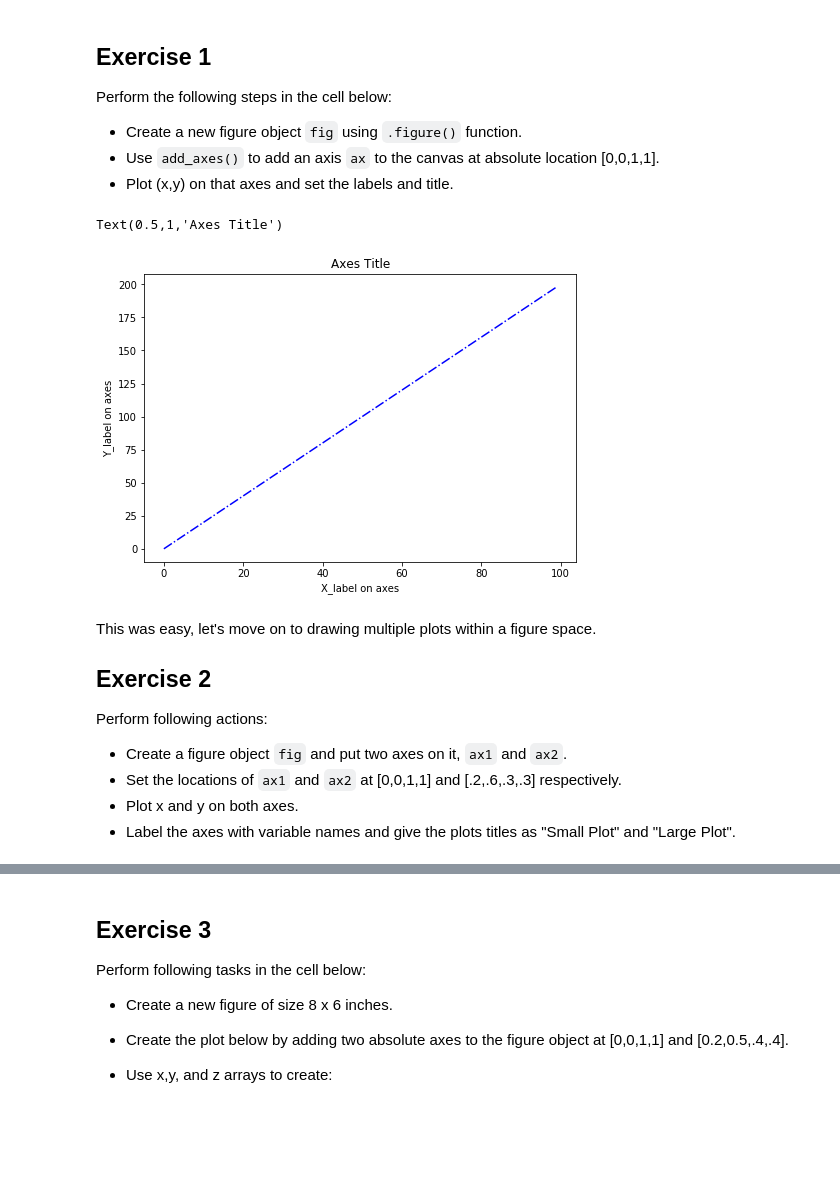
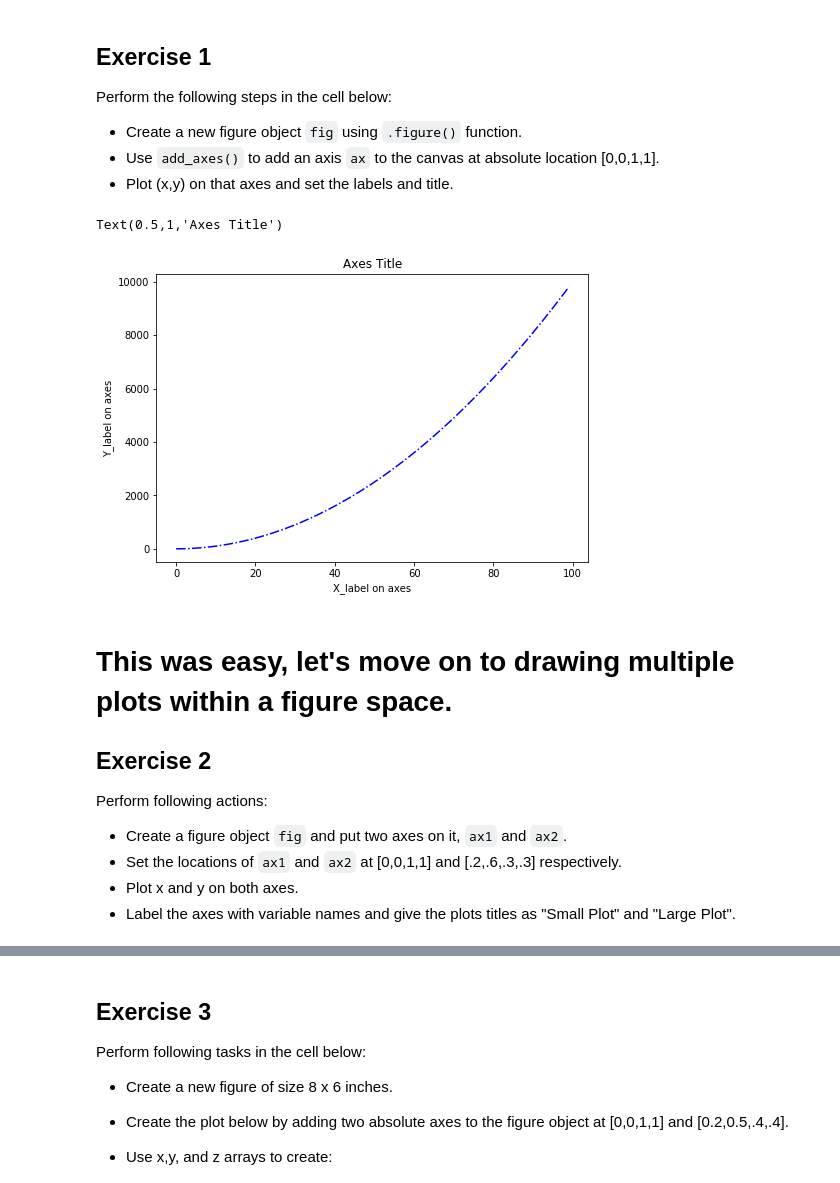
Before and after one commit to ingridhastings/dsc-1-03-13-customizing-visualizations-with-matplotlib-lab-online-ds-sp-000, a Jupyter notebook: index.ipynb, the cells around one changed output, grey strips where cells are left out. Drawn from its saved outputs; the diff is of its cells as text; code cells hidden in the pictures; blank space fills up the shorter version.

```diff
--- a/index.ipynb
+++ b/index.ipynb
@@ -66,15 +66,15 @@ Perform the following steps in the cell below:
 # %%
 fig = plt.figure()
 ax = fig.add_axes([0,0,1,1])
-ax.plot(x, y, color = 'blue', linestyle = '-.')
+ax.plot(x, z, color = 'blue', linestyle = '-.')
 ax.set_xlabel('X_label on axes')
 ax.set_ylabel('Y_label on axes')
 ax.set_title('Axes Title')
 # %% [output]
 Text(0.5,1,'Axes Title')
-[figure, old version]
+[figure, new version]
 # %% [markdown]
-This was easy, let's move on to drawing multiple plots within a figure space.
+# This was easy, let's move on to drawing multiple plots within a figure space.
 
 ## Exercise 2
 
```
Also changed, not shown: parts of 4 cells of this notebook.
